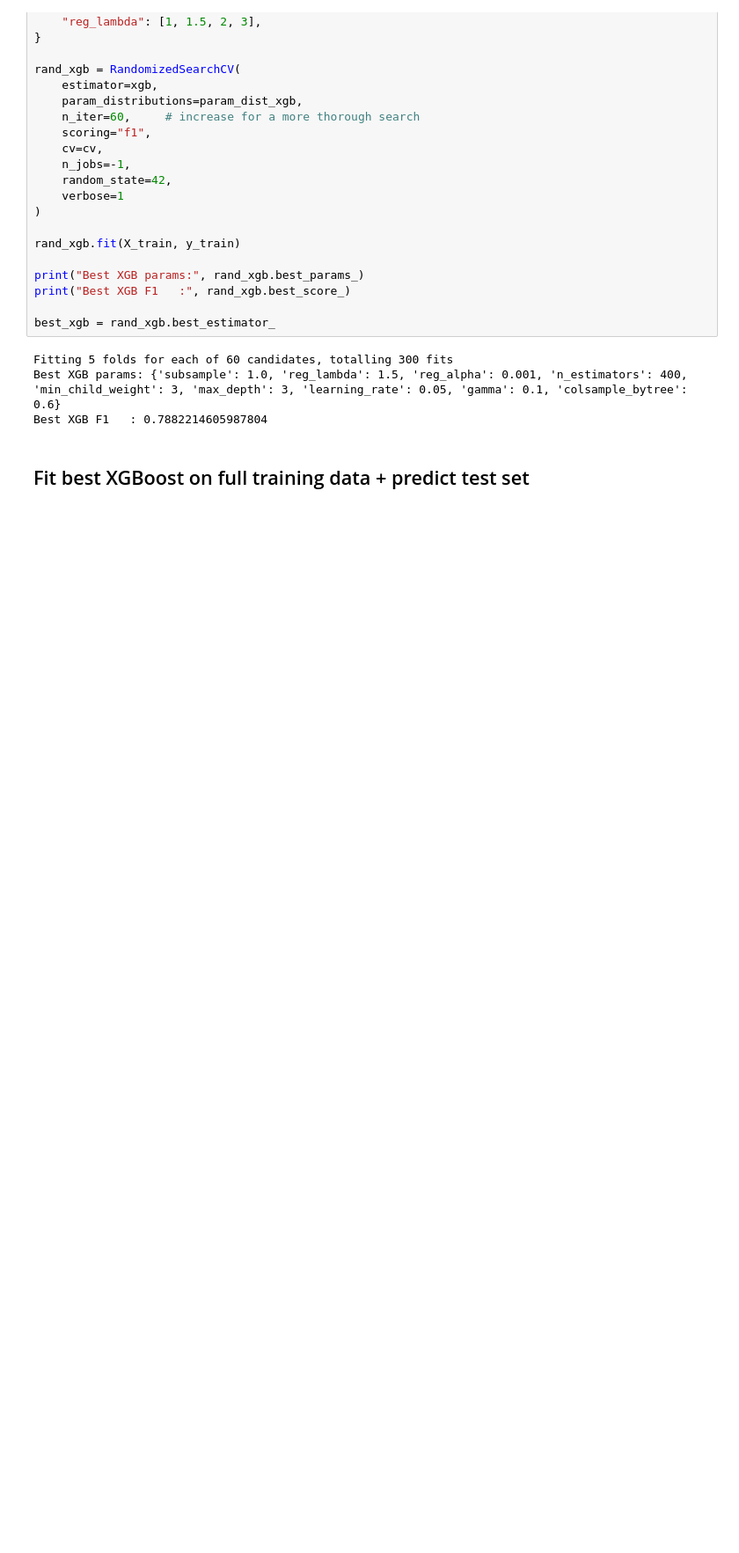
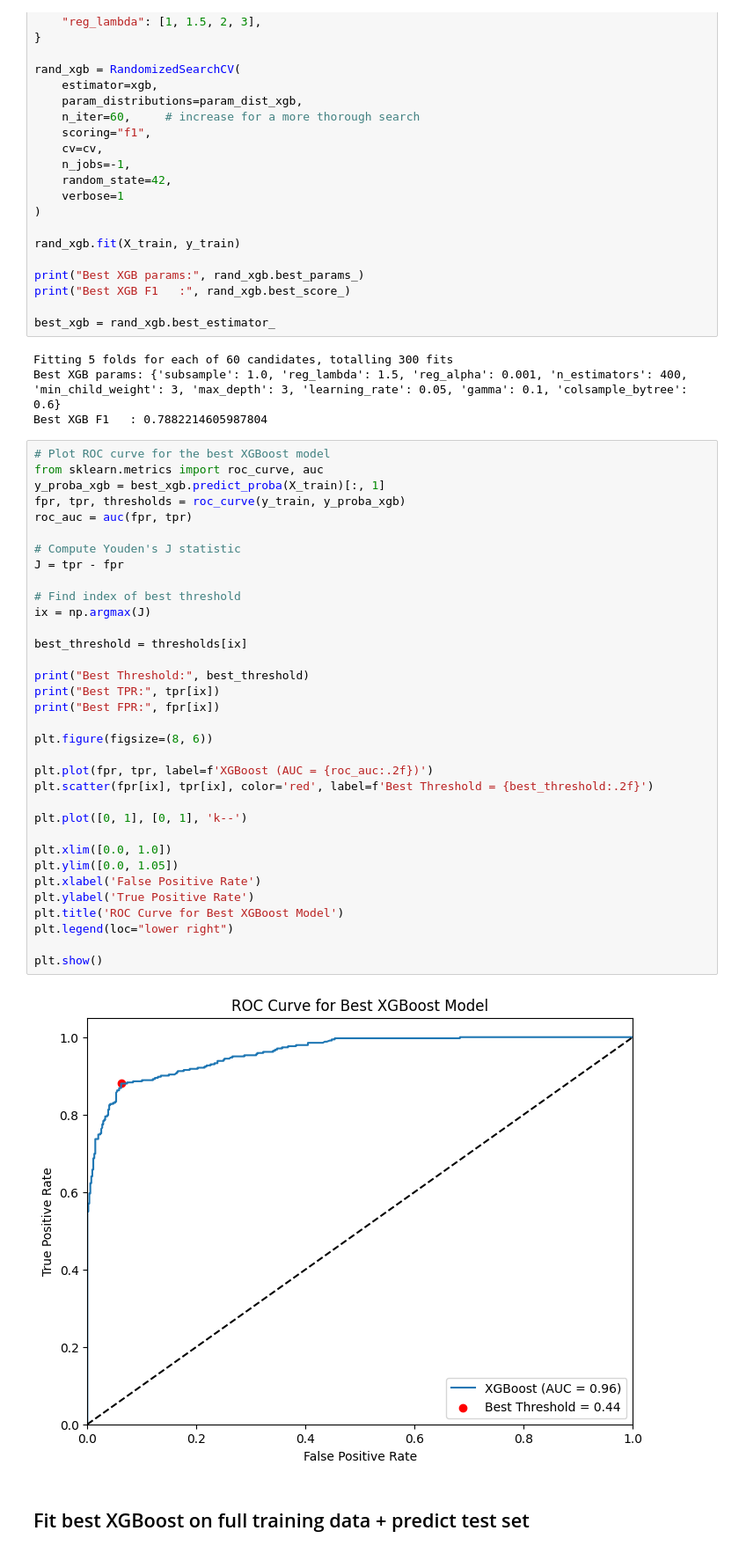
Before and after one commit to mattcw9090/data-science-portfolio, a Jupyter notebook: titanic.ipynb, the cells around one changed output. Shown at 88% size. Drawn from its saved outputs; the diff is of its cells as text; blank space fills up the shorter version.

```diff
--- a/titanic.ipynb
+++ b/titanic.ipynb
@@ -410,6 +410,42 @@ best_xgb = rand_xgb.best_estimator_
 Fitting 5 folds for each of 60 candidates, totalling 300 fits
 Best XGB params: {'subsample': 1.0, 'reg_lambda': 1.5, 'reg_alpha': 0.001, 'n_estimators': 400, 'min_child_weight': 3, 'max_depth': 3, 'learning_rate': 0.05, 'gamma': 0.1, 'colsample_bytree': 0.6}
 Best XGB F1   : 0.7882214605987804
+# %%
+# Plot ROC curve for the best XGBoost model
+from sklearn.metrics import roc_curve, auc
+y_proba_xgb = best_xgb.predict_proba(X_train)[:, 1]
+fpr, tpr, thresholds = roc_curve(y_train, y_proba_xgb)
+roc_auc = auc(fpr, tpr)
+
+# Compute Youden's J statistic
+J = tpr - fpr
+
+# Find index of best threshold
+ix = np.argmax(J)
+
+best_threshold = thresholds[ix]
+
+print("Best Threshold:", best_threshold)
+print("Best TPR:", tpr[ix])
+print("Best FPR:", fpr[ix])
+
+plt.figure(figsize=(8, 6))
+
+plt.plot(fpr, tpr, label=f'XGBoost (AUC = {roc_auc:.2f})')
+plt.scatter(fpr[ix], tpr[ix], color='red', label=f'Best Threshold = {best_threshold:.2f}')
+
+plt.plot([0, 1], [0, 1], 'k--')
+
+plt.xlim([0.0, 1.0])
+plt.ylim([0.0, 1.05])
+plt.xlabel('False Positive Rate')
+plt.ylabel('True Positive Rate')
+plt.title('ROC Curve for Best XGBoost Model')
+plt.legend(loc="lower right")
+
+plt.show()
+# %% [output]
+[figure, added]
 # %% [markdown]
 ## Fit best XGBoost on full training data + predict test set
 # %%
```
Also changed, not shown: parts of 1 cell of this notebook, 1 other file.
